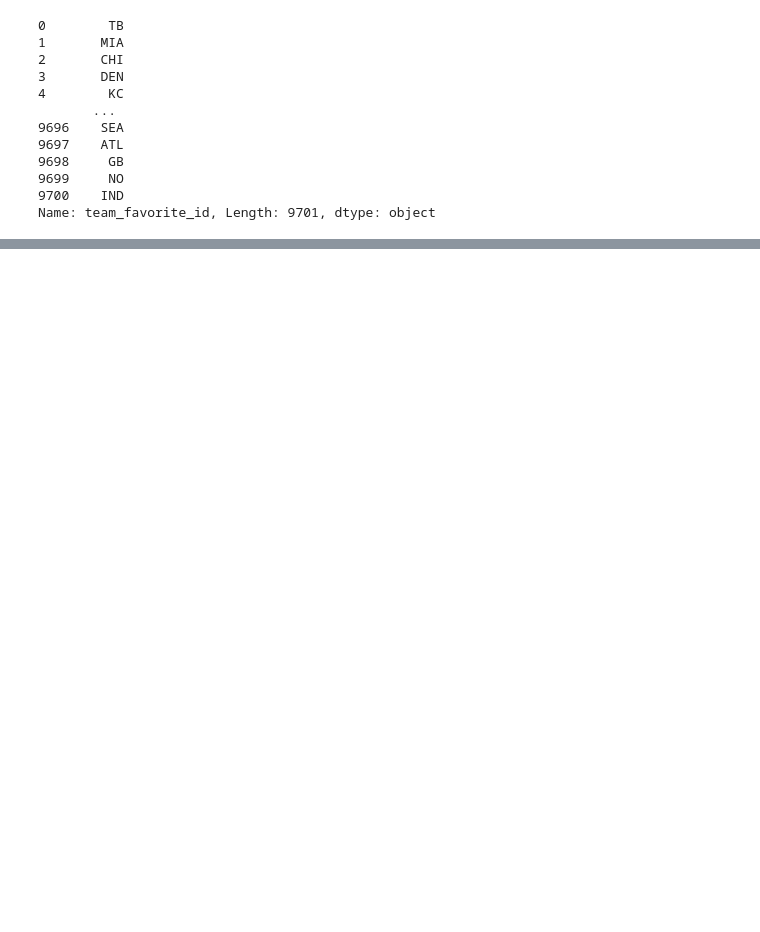
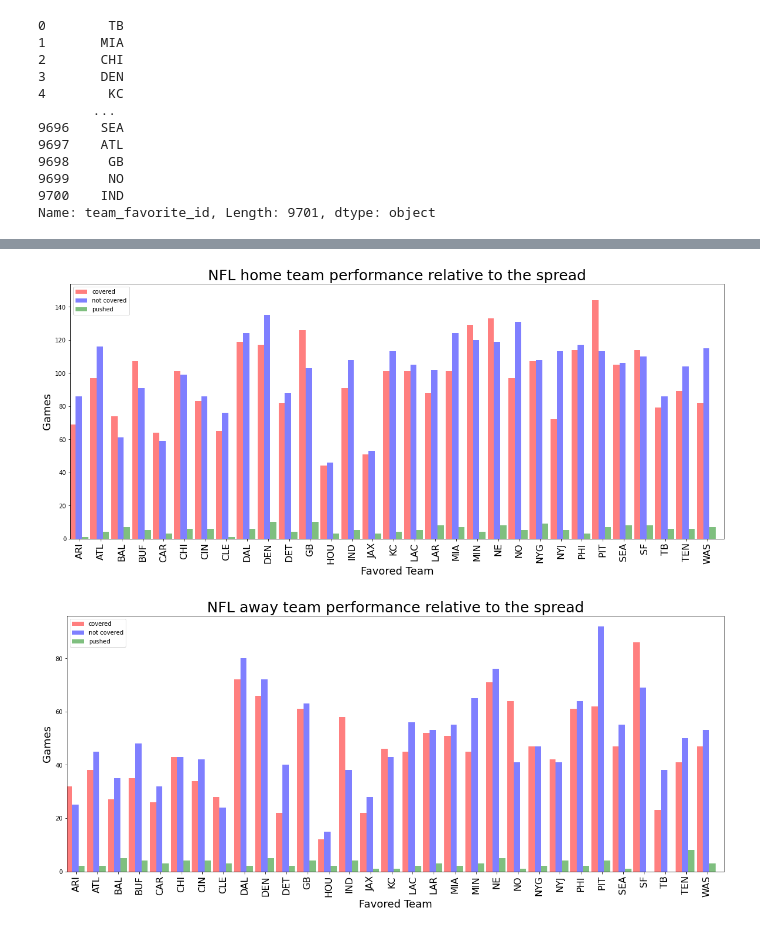
Before and after one commit to KenSaville/NFL-Betting-Analysis, a Jupyter notebook: NFL_betting.ipynb, the cells around one changed output, grey strips where cells are left out. Drawn from its saved outputs; the diff is of its cells as text; code cells hidden in the pictures; blank space fills up the shorter version.

Commit message:
increased some fontsizes on figs

```diff
--- a/NFL_betting.ipynb
+++ b/NFL_betting.ipynb
@@ -612,11 +593,12 @@ plt.show()
 # %%
-
+# Making barplots showing covered, not covered and pushed values pertainng to score
+#relative to the betting spread for favorite team, home and away
 labels = cover_records_joined.index
 df = cover_records_joined
 
 # Set x axis and tick locations
 x_axis = np.arange(len(labels))
-tick_locations = [value+0.4 for value in x_axis]
+tick_locations = [value+0.2 for value in x_axis]
 
 #set fig size, x-axis, y
 plt.figure(figsize=(20,8))
@@ -624,7 +606,7 @@ plt.figure(figsize=(20,8))
 width = 0.3
 #plot covered data
 plt.bar(x_axis - width, df['Home covered'],width = width, color='r', alpha=0.5, align="edge", label = 'covered')
-plt.xticks(tick_locations, df.index, rotation="vertical")
+plt.xticks(tick_locations, df.index, rotation="vertical", fontsize=16)
 
 plt.bar(x_axis, df['Home not covered'],width = width, color='b', alpha=0.5, align="edge", label = 'not covered')
 plt.xticks(tick_locations, df.index, rotation="vertical")
@@ -650,33 +632,36 @@ plt.show()
 
 # Set x axis and tick locations
 x_axis = np.arange(len(labels))
-tick_locations = [value+0.4 for value in x_axis]
+tick_locations = [value+0.2 for value in x_axis]
 
 #set fig size, x-axis, y
 plt.figure(figsize=(20,8))
 
 width = 0.3
 
 df = cover_records_joined
 
 plt.bar(x_axis - width, df['Away covered'],width = width, color='r', alpha=0.5, align="edge", label = 'covered')
-plt.xticks(tick_locations, df.index, rotation="vertical")
+plt.xticks(tick_locations, df.index, rotation="vertical", fontsize = 16)
 
 plt.bar(x_axis, df['Away not covered'],width = width, color='b', alpha=0.5, align="edge", label = 'not covered')
 plt.xticks(tick_locations, df.index, rotation="vertical")
 
 plt.bar(x_axis + width, df['Away pushed'],width = width, color='g', alpha=0.5, align="edge", label = 'pushed')
-plt.xticks(tick_locations, df.index, rotation="vertical")
+plt.xticks(tick_locations, df.index, rotation="vertical",)
 
 # Set x and y limits
 plt.xlim(-0.25, len(x_axis))
 plt.ylim(0, max(df["Away covered"])+10)
 
 # Set a Title and labels
 plt.title("NFL away team performance relative to the spread", fontdict = {'fontsize' : 25})
 plt.xlabel("Favored Team", fontdict = {'fontsize' : 18})
 plt.ylabel("Games",  fontdict = {'fontsize' : 18})
 
 plt.legend(loc = 'upper left')
 plt.savefig('away_cover_bar.png')
 plt.show()
+# %% [output]
+[figure, added]
+[figure, added]
```
Also changed, not shown: parts of 7 cells of this notebook, 4 other files.
